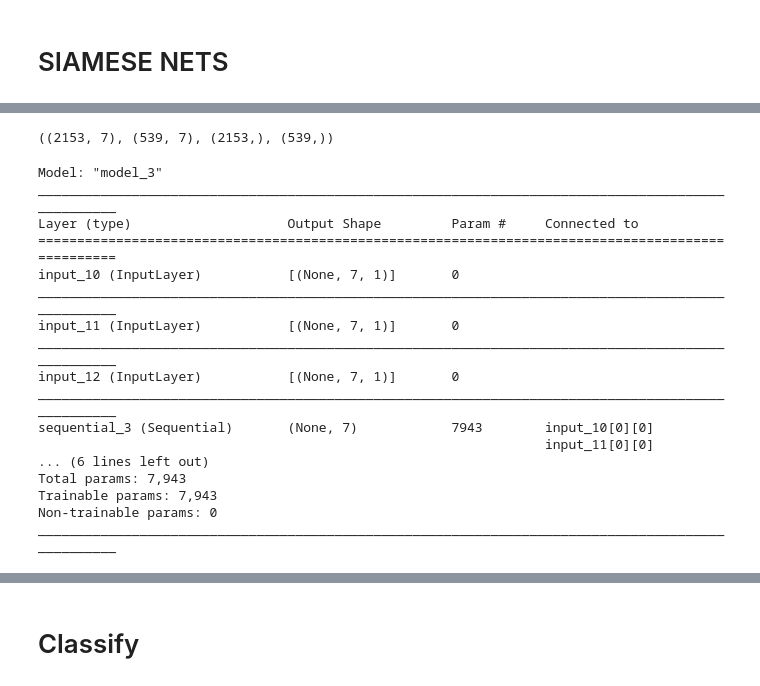
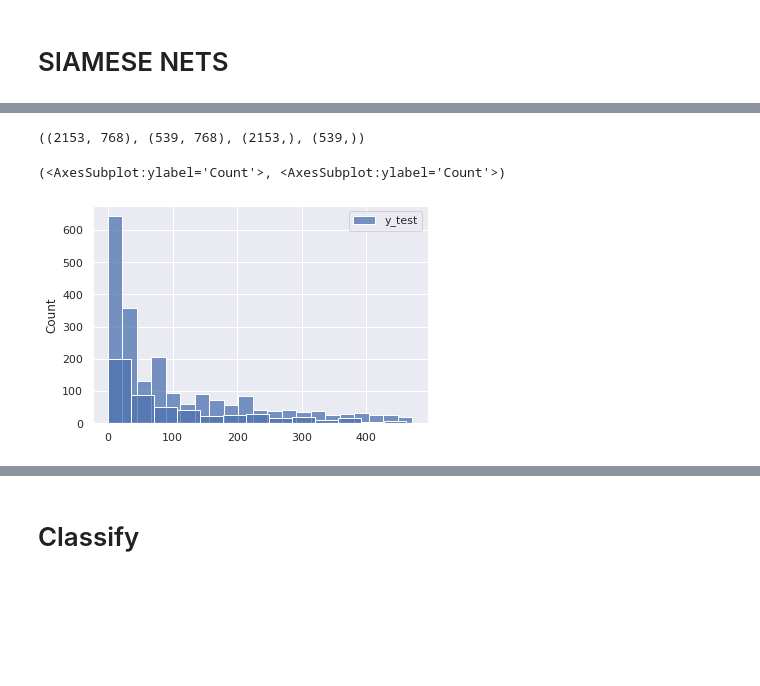
Before and after one commit to AlexKay28/MedConcNorm, a Jupyter notebook: notebooks/SiameseNets.ipynb, the cells around one changed output, grey strips where cells are left out. Drawn from its saved outputs; the diff is of its cells as text; code cells hidden in the pictures; blank space fills up the shorter version.

```diff
--- a/notebooks/SiameseNets.ipynb
+++ b/notebooks/SiameseNets.ipynb
@@ -29,18 +28,30 @@ from sklearn.manifold import TSNE
 from sklearn.model_selection import train_test_split
 import matplotlib.pyplot as plt
 # %%
-with open('../data/processed/pure_data.pkl', 'rb') as data_file:
+# with open('../data/processed/pure_data.pkl', 'rb') as data_file:
+#     df = pickle.load(data_file)
+
+with open('../data/processed/pure_data_vectorized.pkl', 'rb') as data_file:
     df = pickle.load(data_file)
+
 X_train, X_test, y_train, y_test = df
 
 X_train.shape, X_test.shape, y_train.shape, y_test.shape
 # %% [output]
-((2153, 7), (539, 7), (2153,), (539,))
+((2153, 768), (539, 768), (2153,), (539,))
+# %%
+import pandas as pd
+import seaborn as sns
+
+sns.histplot(pd.DataFrame({'y_train':y_train})), sns.histplot(pd.DataFrame({'y_test':y_test}))
+# %% [output]
+(<AxesSubplot:ylabel='Count'>, <AxesSubplot:ylabel='Count'>)
+[figure, added]
 # %%
-sent_emb = 7
-batch_size = 128
-lr = 0.001
-EPOCHS = 30
+sent_emb = 768
+batch_size = 256
+lr = 1e-3
+EPOCHS = 100
 alpha = 0.2
 
 tgen = TripletGenerator()
@@ -51,21 +62,3 @@ labels = np.unique(np.concatenate([y_train, y_test]))
 emb_model = base_model(sent_emb)
 model = siamese_model(emb_model, sent_emb, triplet_loss, identity_loss, learning_rate=lr)
 model.summary()
-# %% [output]
-Model: "model_3"
-__________________________________________________________________________________________________
-Layer (type)                    Output Shape         Param #     Connected to
-==================================================================================================
-input_10 (InputLayer)           [(None, 7, 1)]       0
-__________________________________________________________________________________________________
-input_11 (InputLayer)           [(None, 7, 1)]       0
-__________________________________________________________________________________________________
-input_12 (InputLayer)           [(None, 7, 1)]       0
-__________________________________________________________________________________________________
-sequential_3 (Sequential)       (None, 7)            7943        input_10[0][0]
-                                                                 input_11[0][0]
-... (6 lines left out)
-Total params: 7,943
-Trainable params: 7,943
-Non-trainable params: 0
-__________________________________________________________________________________________________
```
Also changed, not shown: parts of 18 cells of this notebook, 11 other files.
